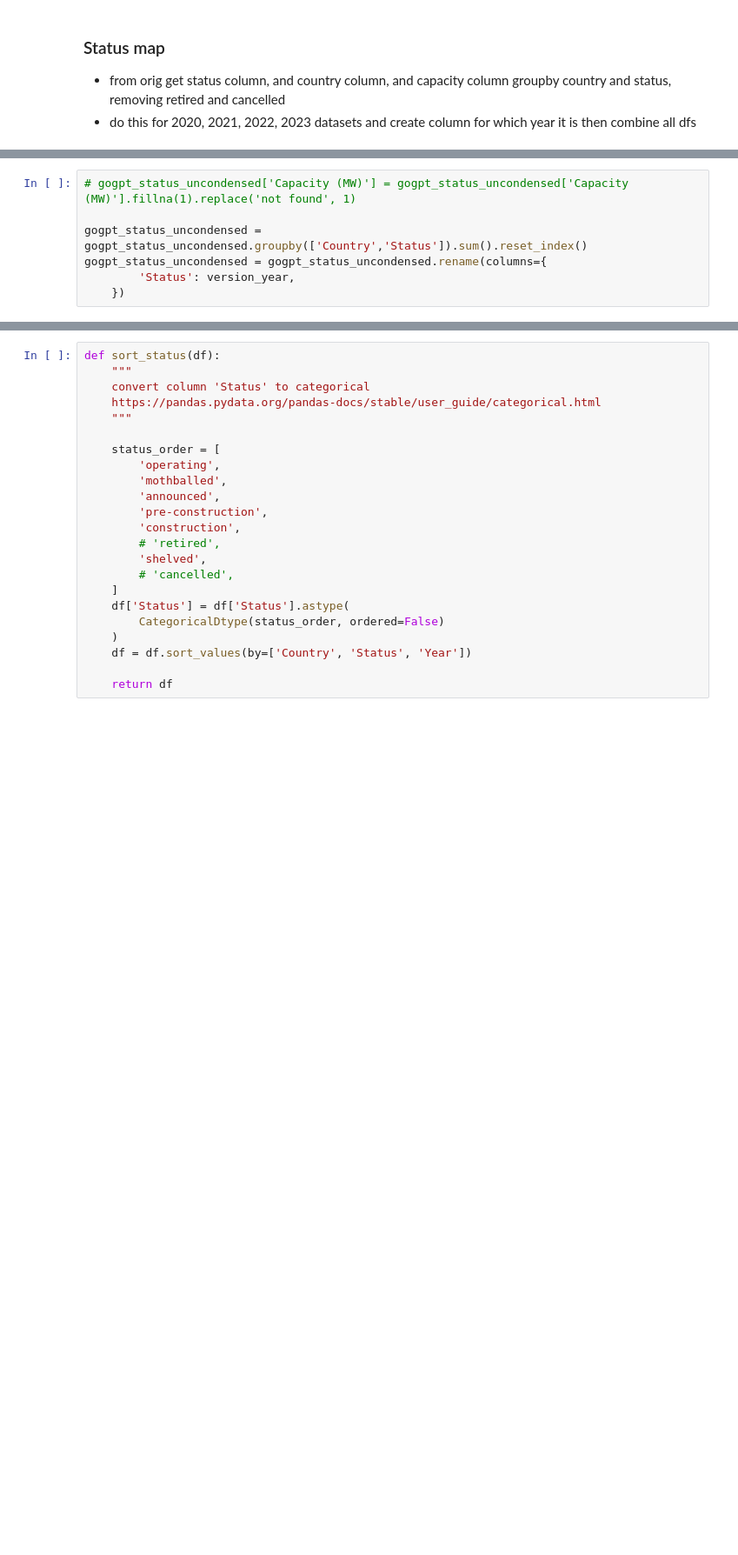
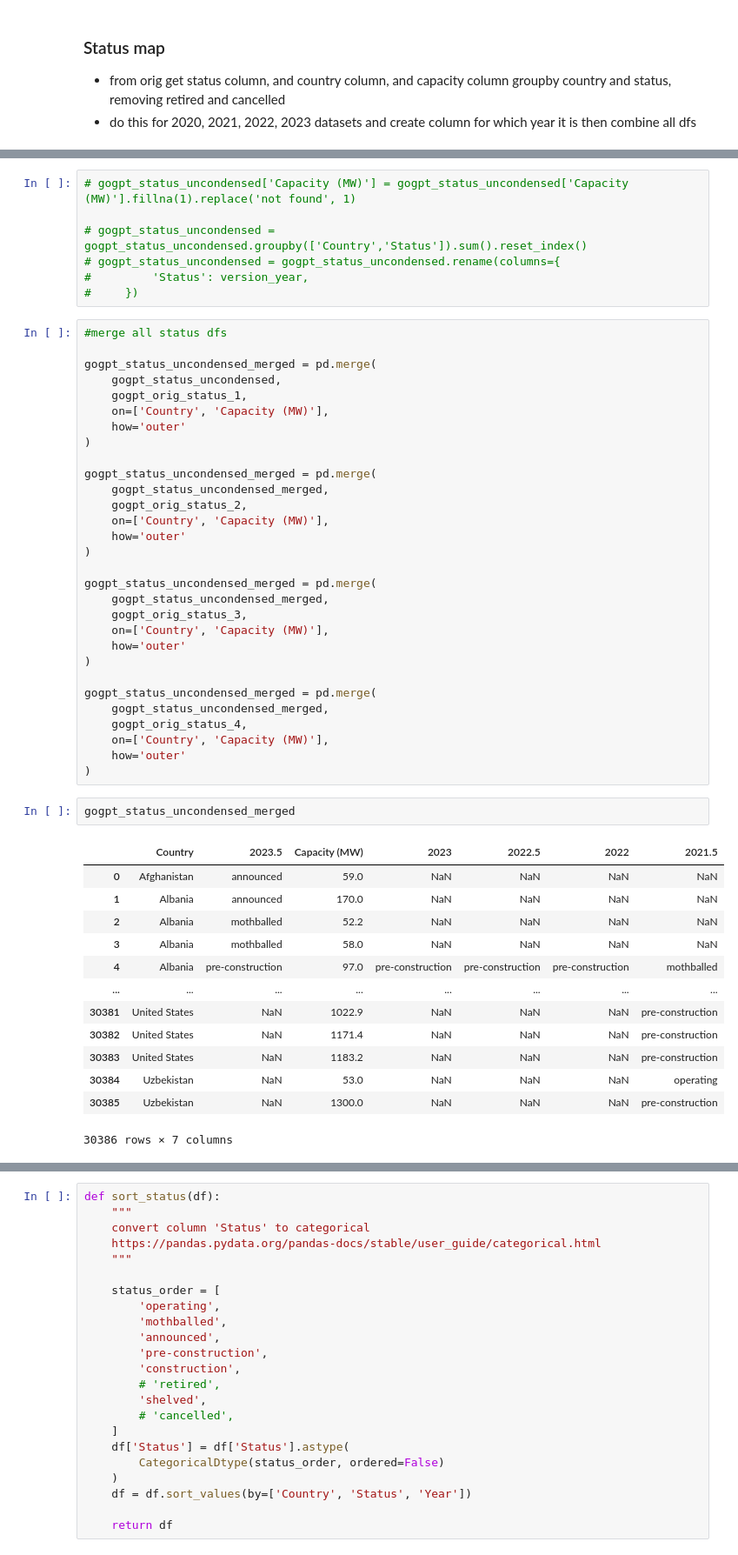
Before and after one commit to GlobalEnergyMonitor/GOGPT-dashboard, a Jupyter notebook: Gas plants dashboard - pre-process data.ipynb, the cells around one changed output, grey strips where cells are left out. Shown at 87% size. Saved outputs shown, nothing was run; the diff lists cells and outputs as text; blank space fills up the shorter version.

```diff
--- a/Gas plants dashboard - pre-process data.ipynb
+++ b/Gas plants dashboard - pre-process data.ipynb
@@ -259,10 +352,56 @@ gogpt_status_uncondensed = gogpt_status_uncondensed[['Country', 'Capacity (MW)',
 # %%
 # gogpt_status_uncondensed['Capacity (MW)'] = gogpt_status_uncondensed['Capacity (MW)'].fillna(1).replace('not found', 1)
 
-gogpt_status_uncondensed = gogpt_status_uncondensed.groupby(['Country','Status']).sum().reset_index()
-gogpt_status_uncondensed = gogpt_status_uncondensed.rename(columns={
-        'Status': version_year,
-    })
+# gogpt_status_uncondensed = gogpt_status_uncondensed.groupby(['Country','Status']).sum().reset_index()
+# gogpt_status_uncondensed = gogpt_status_uncondensed.rename(columns={
+#         'Status': version_year,
+#     })
+# %%
+#merge all status dfs
+
+gogpt_status_uncondensed_merged = pd.merge(
+    gogpt_status_uncondensed,
+    gogpt_orig_status_1,
+    on=['Country', 'Capacity (MW)'],
+    how='outer'
+)
+
+gogpt_status_uncondensed_merged = pd.merge(
+    gogpt_status_uncondensed_merged,
+    gogpt_orig_status_2,
+    on=['Country', 'Capacity (MW)'],
+    how='outer'
+)
+
+gogpt_status_uncondensed_merged = pd.merge(
+    gogpt_status_uncondensed_merged,
+    gogpt_orig_status_3,
+    on=['Country', 'Capacity (MW)'],
+    how='outer'
+)
+
+gogpt_status_uncondensed_merged = pd.merge(
+    gogpt_status_uncondensed_merged,
+    gogpt_orig_status_4,
+    on=['Country', 'Capacity (MW)'],
+    how='outer'
+)
+# %%
+gogpt_status_uncondensed_merged
+# %% [output]
+|  | Country | 2023.5 | Capacity (MW) | 2023 | 2022.5 | 2022 | 2021.5 |
+| 0 | Afghanistan | announced | 59.0 | NaN | NaN | NaN | NaN |
+| 1 | Albania | announced | 170.0 | NaN | NaN | NaN | NaN |
+| 2 | Albania | mothballed | 52.2 | NaN | NaN | NaN | NaN |
+| 3 | Albania | mothballed | 58.0 | NaN | NaN | NaN | NaN |
+| 4 | Albania | pre-construction | 97.0 | pre-construction | pre-construction | pre-construction | mothballed |
+| ... | ... | ... | ... | ... | ... | ... | ... |
+| 30381 | United States | NaN | 1022.9 | NaN | NaN | NaN | pre-construction |
+| 30382 | United States | NaN | 1171.4 | NaN | NaN | NaN | pre-construction |
+| 30383 | United States | NaN | 1183.2 | NaN | NaN | NaN | pre-construction |
+| 30384 | Uzbekistan | NaN | 53.0 | NaN | NaN | NaN | operating |
+| 30385 | Uzbekistan | NaN | 1300.0 | NaN | NaN | NaN | pre-construction |
+30386 rows × 7 columns
 # %%
 gogpt_status_uncondensed
 # rename Status to be year
```
Also changed, not shown: parts of 20 cells of this notebook, 6 other files.
